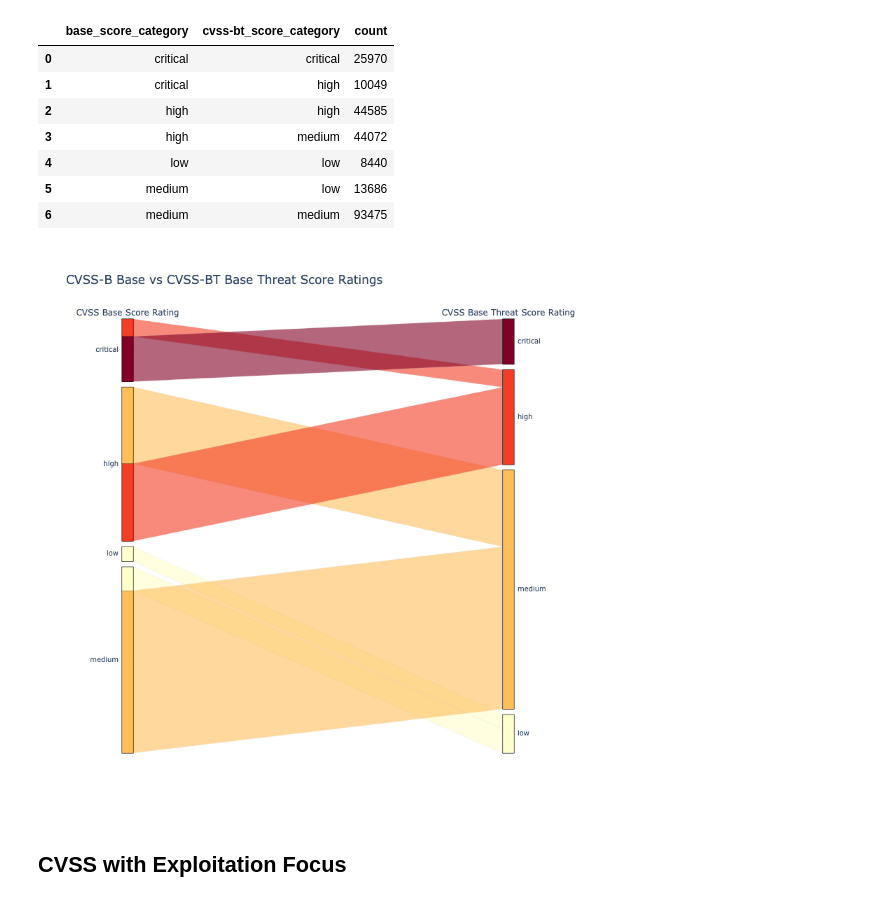
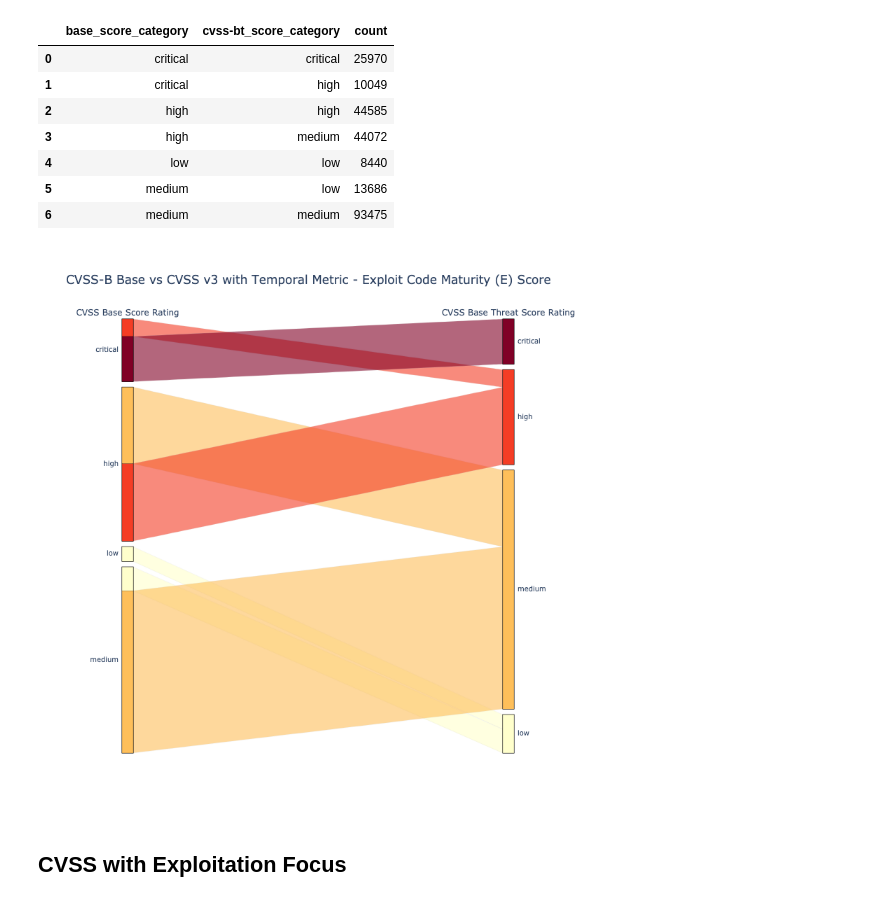
Before and after one commit to RiskBasedPrioritization/RiskBasedPrioritizationAnalysis, a Jupyter notebook: analysis/cvss-bt.ipynb, the cells around one changed output. Saved outputs shown, nothing was run; the diff lists cells and outputs as text; code cells hidden in the pictures.

```diff
--- a/analysis/cvss-bt.ipynb
+++ b/analysis/cvss-bt.ipynb
@@ -244,32 +244,32 @@ cvss_bt_sankey_data
 # %%
 # Mapping dictionary to convert numbers back to categorical values
 category_to_number = {'critical': 4, 'high': 3, 'medium': 2, 'low': 1}
 
 cvss_bt_sankey_data['cvss_bt_score_category_color'] = cvss_bt_sankey_data['cvss-bt_score_category'].map(category_to_number)
 color = cvss_bt_sankey_data['cvss_bt_score_category_color'];
 
 colorscale = 'YlOrRd' #Yellow Orange Red
 fig = go.Figure(go.Parcats(
     dimensions=[
         {'label': 'CVSS Base Score Rating', 'values': cvss_bt_sankey_data['base_score_category']},
         {'label': 'CVSS Base Threat Score Rating', 'values': cvss_bt_sankey_data['cvss-bt_score_category']},
     ],
     line={'color': color, 'colorscale': colorscale},
     counts=cvss_bt_sankey_data['count'],
 ))
 fig.update_layout(
-    title='CVSS-B Base vs CVSS-BT Base Threat Score Ratings',
+    title='CVSS-B Base vs CVSS v3 with Temporal Metric - Exploit Code Maturity (E) Score',
     autosize=False,
     width=800,
     height=800,
 )
 fig.show()
 
 fig.write_image("../images_out/cvss_bt_parcat.png")
 
 Image(filename='../images_out/cvss_bt_parcat.png') #display plot when viewing in github
 # %% [output]
-[figure, old version]
+[figure, new version]
 # %% [markdown]
 ## CVSS with Exploitation Focus
 # %%
```
Also changed, not shown: parts of 6 cells of this notebook, 4 other files.
